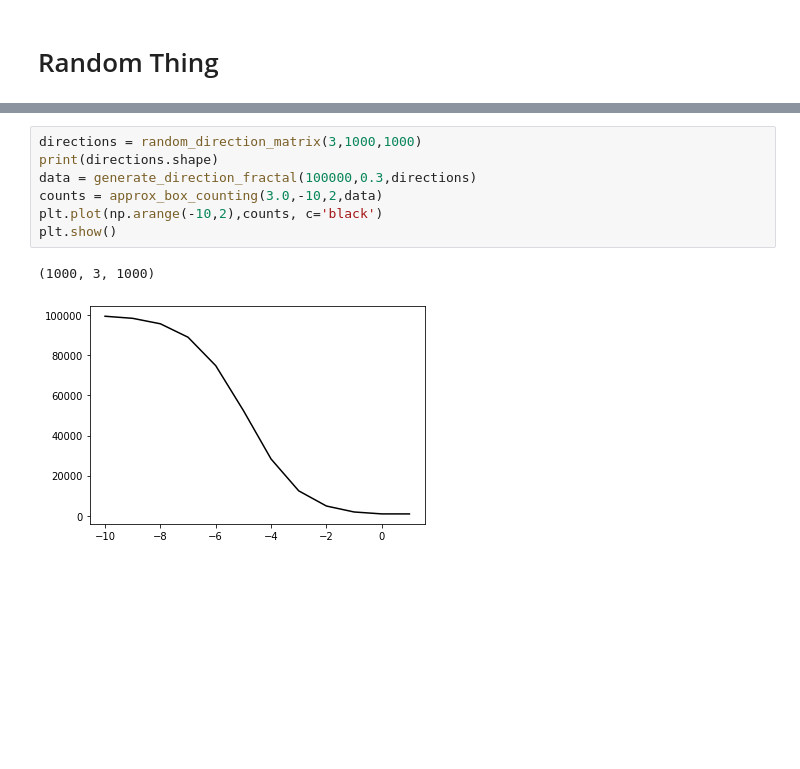
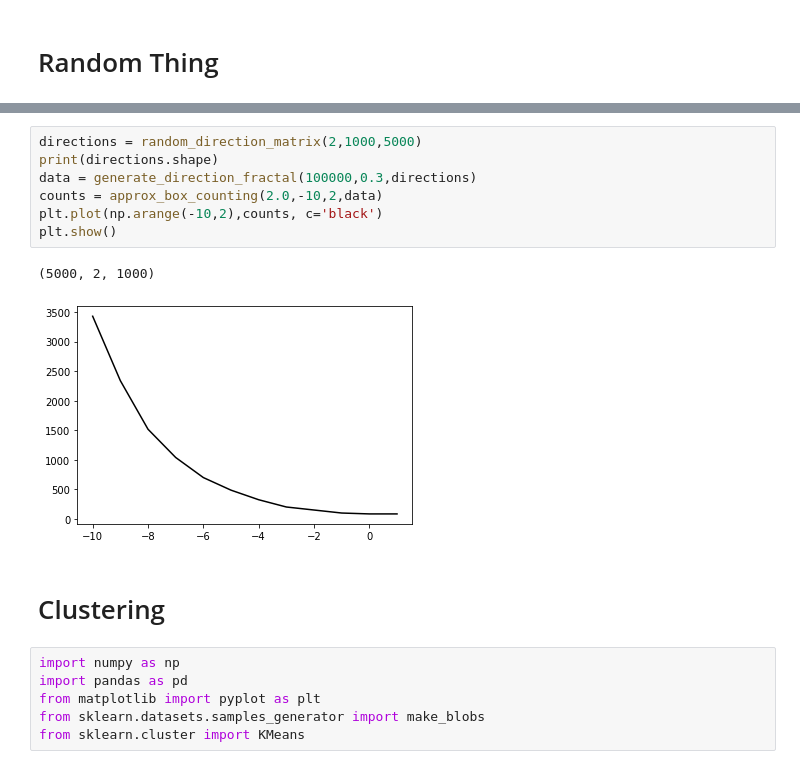
Before and after one commit to StellaAthena/fractal-ml, a Jupyter notebook: notebooks/Fractal Sampling.ipynb, the cells around one changed output, grey strips where cells are left out. Drawn from its saved outputs; the diff is of its cells as text; blank space fills up the shorter version.

```diff
--- a/notebooks/Fractal Sampling.ipynb
+++ b/notebooks/Fractal Sampling.ipynb
@@ -123,10 +117,18 @@ plt.show()
 # %%
-directions = random_direction_matrix(3,1000,1000)
+directions = random_direction_matrix(2,1000,5000)
 print(directions.shape)
 data = generate_direction_fractal(100000,0.3,directions)
-counts = approx_box_counting(3.0,-10,2,data)
+counts = approx_box_counting(2.0,-10,2,data)
 plt.plot(np.arange(-10,2),counts, c='black')
 plt.show()
 # %% [output]
-(1000, 3, 1000)
+(5000, 2, 1000)
-[figure, old version]
+[figure, new version]
+# %% [markdown]
+# Clustering
+# %%
+import numpy as np
+import pandas as pd
+from matplotlib import pyplot as plt
+from sklearn.datasets.samples_generator import make_blobs
+from sklearn.cluster import KMeans
```
Also changed, not shown: parts of 8 cells of this notebook, 1 other file.
